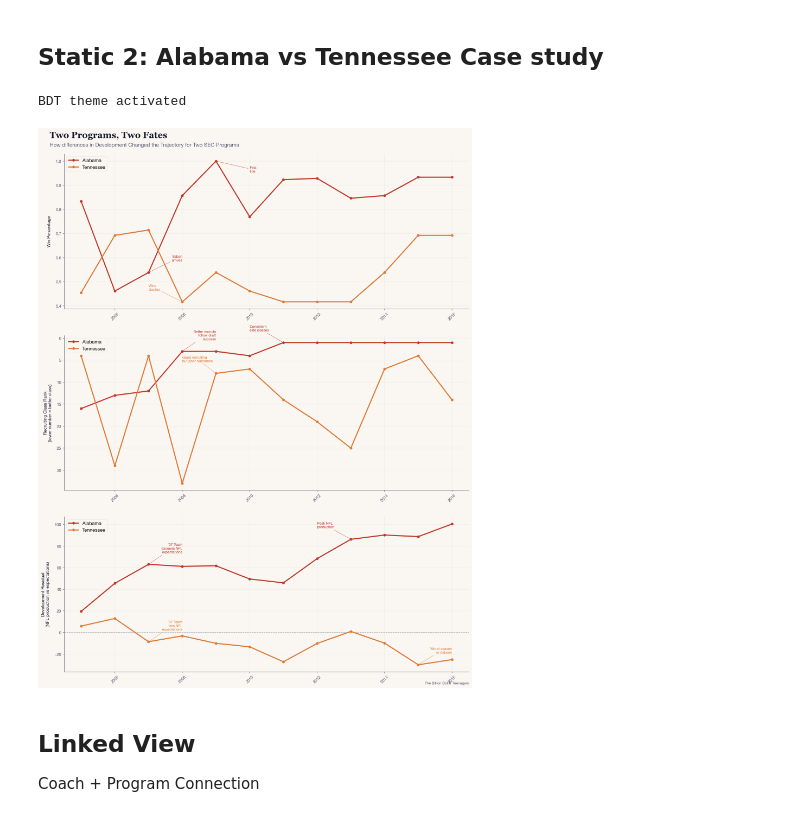
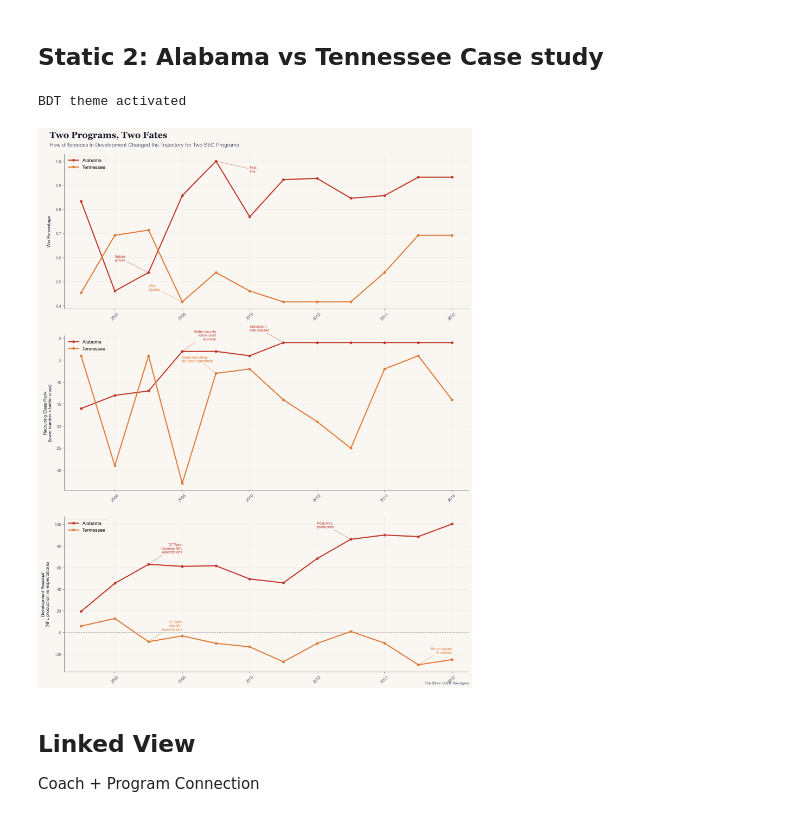
Before and after one commit to mjb514-DSAN/5200-project, a Jupyter notebook: Visualization.ipynb, the cells around one changed output. Drawn from its saved outputs; the diff is of its cells as text; code cells hidden in the pictures.

```diff
--- a/Visualization.ipynb
+++ b/Visualization.ipynb
@@ -469,7 +470,7 @@ team_colors = {
 annotations = {
     "Alabama": {
         "win_pct": [
-            (2007, "Saban\narrives", "right"),
+            (2007, "Saban\narrives", "left"),
             (2009, "First\ntitle",   "left"),
         ],
         "rec_rank": [
@@ -561,34 +562,34 @@ for row_idx, (metric, ylabel) in enumerate(zip(metrics, metric_labels)):
                                        color=color,
                                        lw=0.8, alpha=0.7),
                         zorder=5,
                         bbox=dict(boxstyle="round,pad=0.2",
                                  facecolor=BACKGROUND,
                                  edgecolor="none",
                                  alpha=0.8)
                     )
 
     # invert for recruiting rank
     if metric == "rec_rank":
         ax.invert_yaxis()
 
     # zero line for dev residual
     if metric == "dev_residual":
         ax.axhline(y=0, color=TEXT_SECONDARY,
                    linestyle="--", linewidth=1, alpha=0.5)
 
     ax.set_ylabel(ylabel, fontsize=10,
                  color=TEXT_PRIMARY, labelpad=10)
     ax.legend(fontsize=11, loc="upper left")
     ax.tick_params(axis="both", labelsize=9)
     ax.xaxis.set_tick_params(rotation=45)
     ax.set_xlim(2004.5, 2016.5)
 
 add_signature(axes[2])
 plt.tight_layout(rect=[0.02, 0.02, 1, 0.96])
 plt.show()
 # %% [output]
 BDT theme activated
-[figure, old version]
+[figure, new version]
 # %% [markdown]
 ## Linked View
 Coach + Program Connection
```
Also changed, not shown: parts of 2 cells of this notebook, 8 other files.
